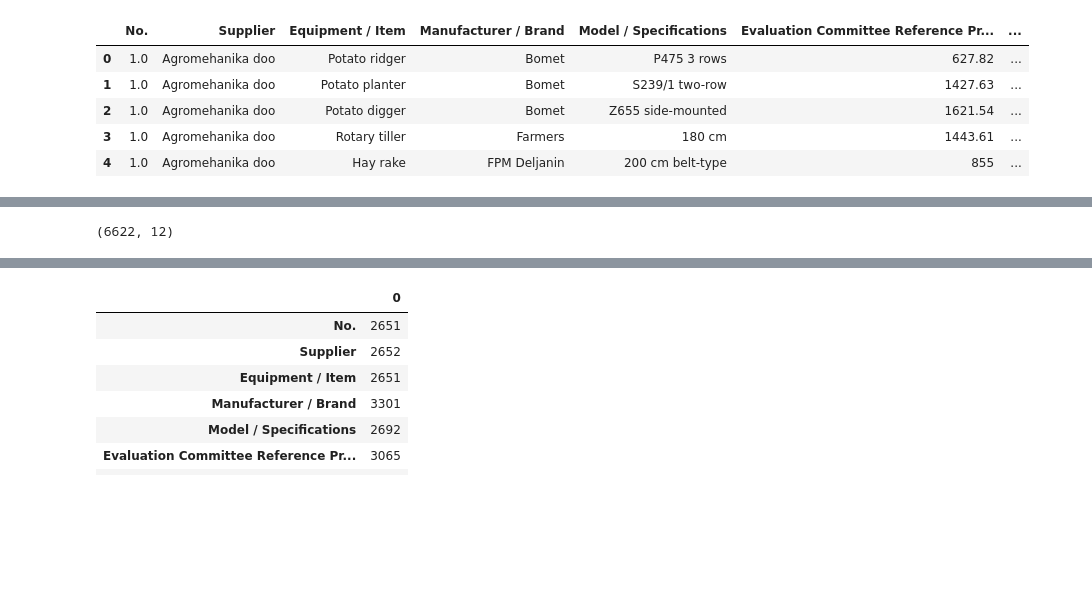
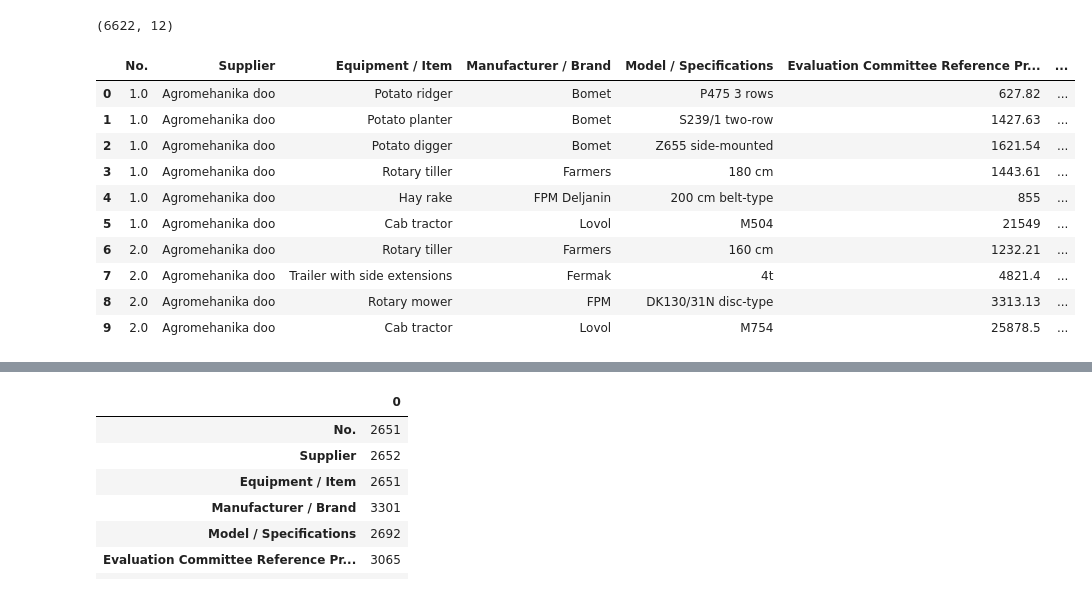
Before and after one commit to milatovicdanka90-maker/dsb_capstone, a Jupyter notebook: 01_EDA.ipynb, the cells around one changed output, grey strips where cells are left out. Cells and saved outputs as stored; diff of their text form; code cells hidden in the pictures; blank space fills up the shorter version.

```diff
--- a/01_EDA.ipynb
+++ b/01_EDA.ipynb
@@ -23,12 +34,21 @@ usa = pd.read_csv('https://raw.githubusercontent.com/milatovicdanka90-maker/dsb_
+# %%
+prices.shape
+# %% [output]
+(6622, 12)
 # %%
-prices.head()
+prices.head(10)
 # %% [output]
 |  | No. | Supplier | Equipment / Item | Manufacturer / Brand | Model / Specifications | Evaluation Committee Reference Pr... | ... |
 | 0 | 1.0 | Agromehanika doo | Potato ridger | Bomet | P475 3 rows | 627.82 | ... |
 | 1 | 1.0 | Agromehanika doo | Potato planter | Bomet | S239/1 two-row | 1427.63 | ... |
 | 2 | 1.0 | Agromehanika doo | Potato digger | Bomet | Z655 side-mounted | 1621.54 | ... |
 | 3 | 1.0 | Agromehanika doo | Rotary tiller | Farmers | 180 cm | 1443.61 | ... |
 | 4 | 1.0 | Agromehanika doo | Hay rake | FPM Deljanin | 200 cm belt-type | 855 | ... |
+| 5 | 1.0 | Agromehanika doo | Cab tractor | Lovol | M504 | 21549 | ... |
+| 6 | 2.0 | Agromehanika doo | Rotary tiller | Farmers | 160 cm | 1232.21 | ... |
+| 7 | 2.0 | Agromehanika doo | Trailer with side extensions | Fermak | 4t | 4821.4 | ... |
+| 8 | 2.0 | Agromehanika doo | Rotary mower | FPM | DK130/31N disc-type | 3313.13 | ... |
+| 9 | 2.0 | Agromehanika doo | Cab tractor | Lovol | M754 | 25878.5 | ... |
 # %%
 prices.info()
 # %% [output]
@@ -51,7 +71,3 @@ Data columns (total 12 columns):
  11  Quoted Price Deviation from Reference (%)           3515 non-null   float64
 dtypes: float64(7), object(5)
 memory usage: 620.9+ KB
-# %%
-prices.shape
-# %% [output]
-(6622, 12)
```
Also changed, not shown: parts of 64 cells of this notebook.
